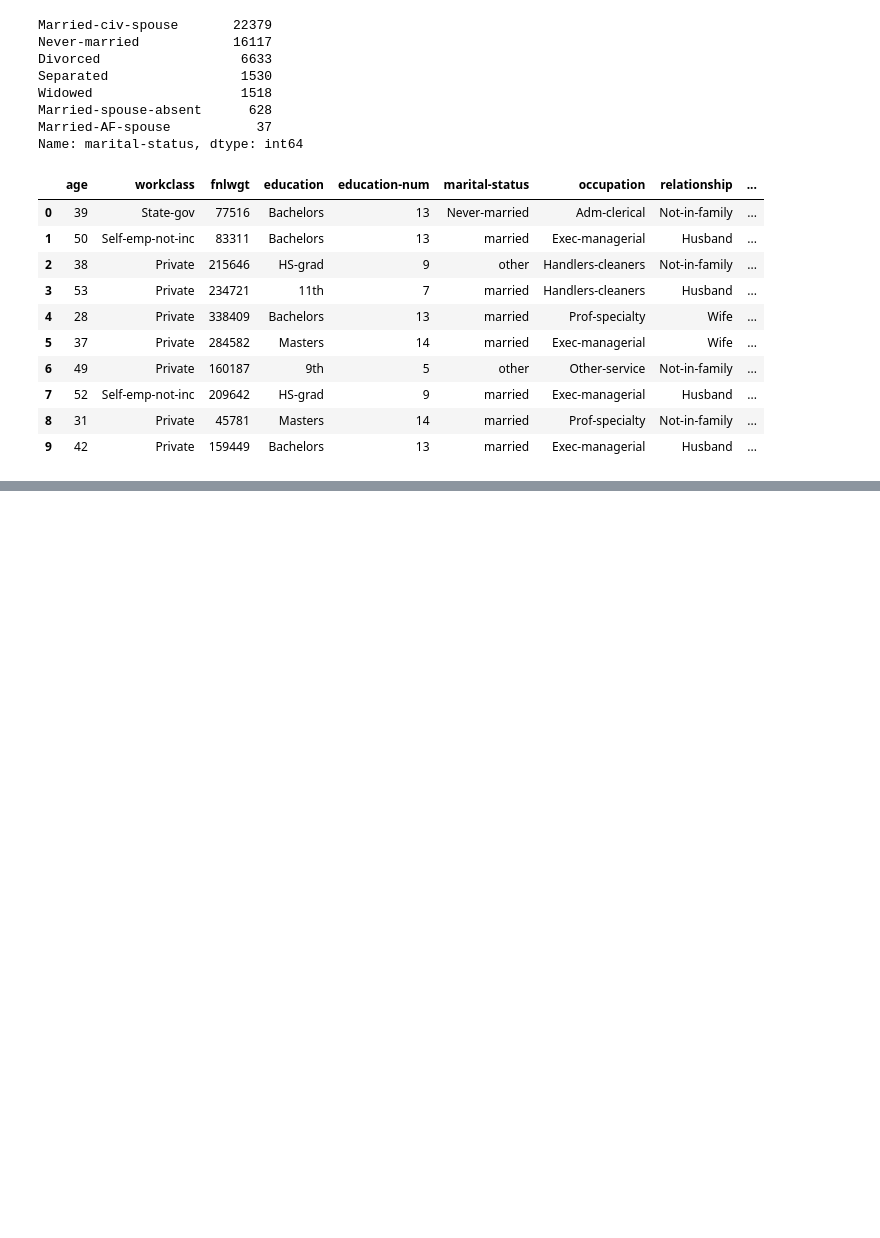
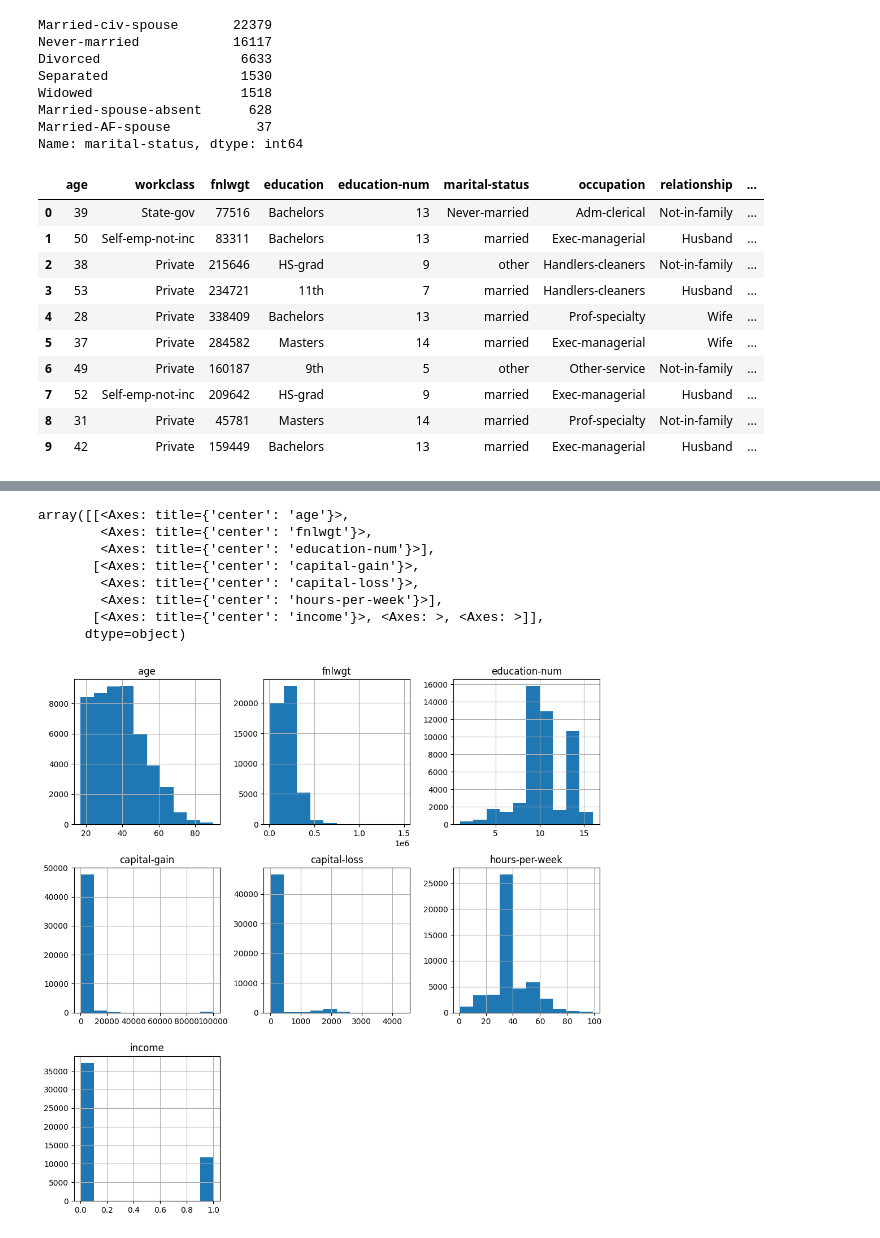
Before and after one commit to SabeehaMazahir/MachineLearning, a Jupyter notebook: ML_CW_NEW.ipynb, the cells around one changed output, grey strips where cells are left out. Saved outputs shown, nothing was run; the diff lists cells and outputs as text; code cells hidden in the pictures; blank space fills up the shorter version.

```diff
--- a/ML_CW_NEW.ipynb
+++ b/ML_CW_NEW.ipynb
@@ -289,0 +333,13 @@ df.head(10)
+# %%
+df.hist(figsize =(12,12), layout=(3,3))  # plots the histogram for the entire numeric data
+# layout 3 rows, 3 cols
+# %% [output]
+array([[<Axes: title={'center': 'age'}>,
+        <Axes: title={'center': 'fnlwgt'}>,
+        <Axes: title={'center': 'education-num'}>],
+       [<Axes: title={'center': 'capital-gain'}>,
+        <Axes: title={'center': 'capital-loss'}>,
+        <Axes: title={'center': 'hours-per-week'}>],
+       [<Axes: title={'center': 'income'}>, <Axes: >, <Axes: >]],
+      dtype=object)
+[figure, added]
```
Also changed, not shown: parts of 24 cells of this notebook.
